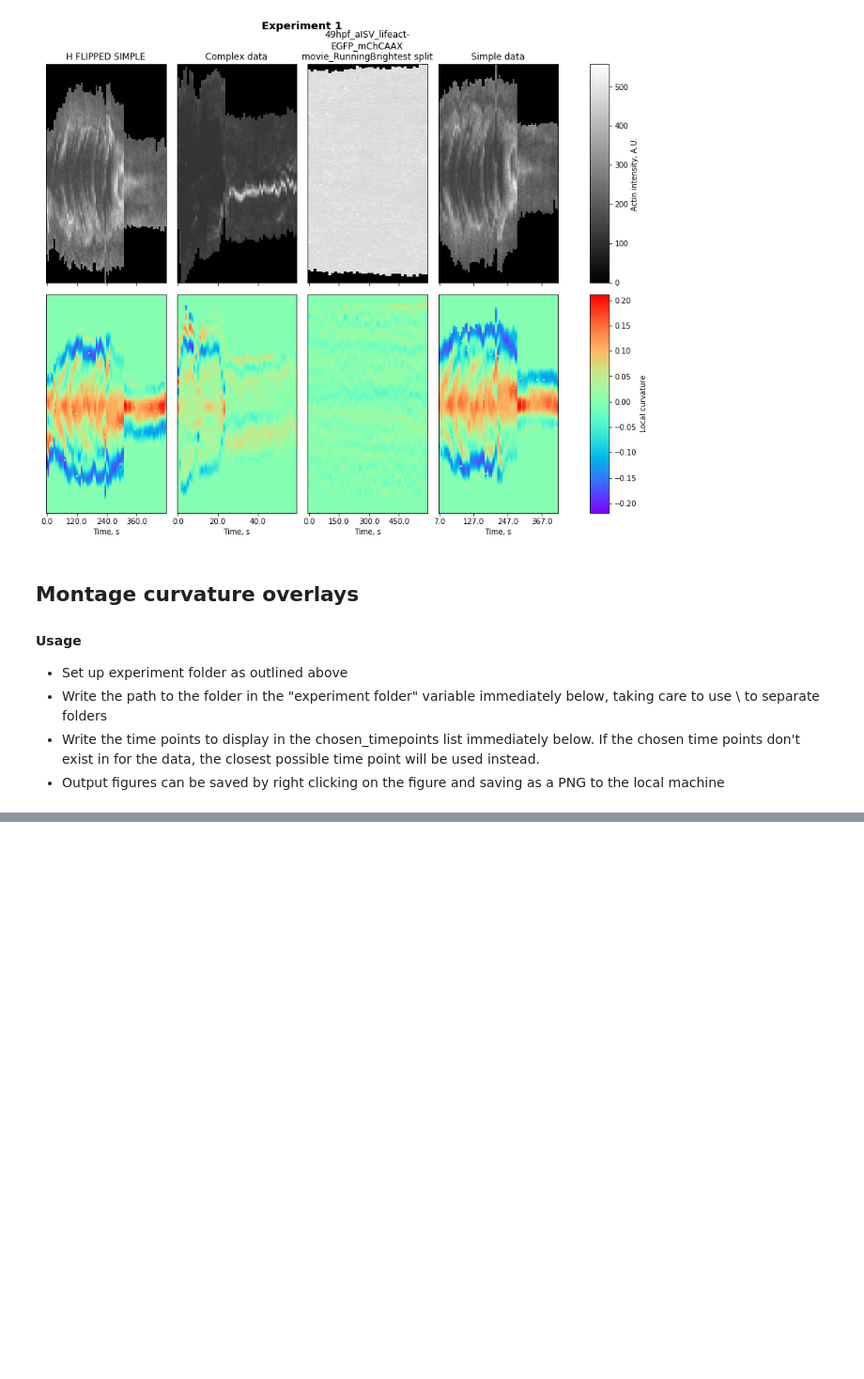
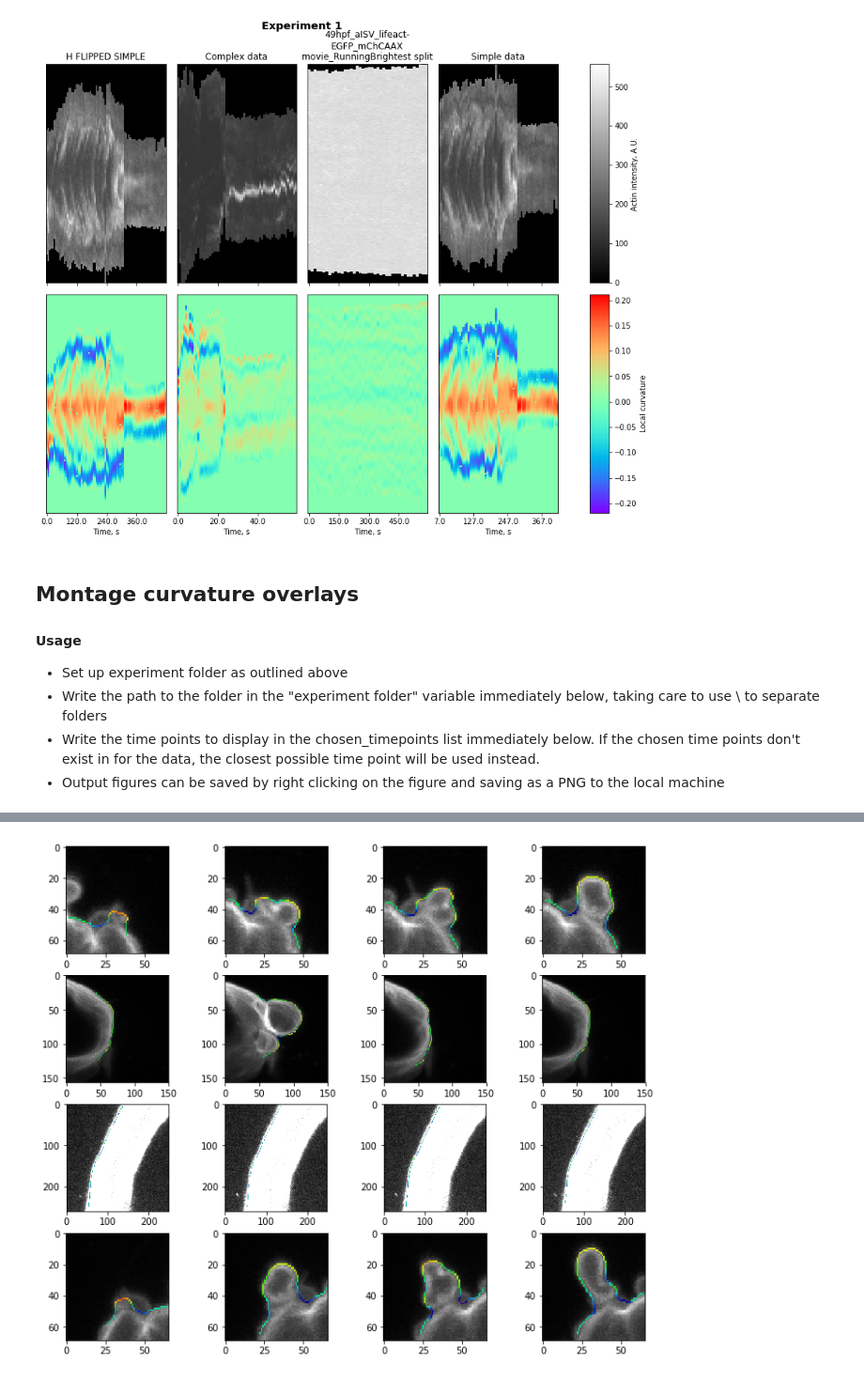
Before and after one commit to dougkelly88/blebbing_analysis, a Jupyter notebook: plotting/Blebbing figures.ipynb, the cells around one changed output, grey strips where cells are left out. Shown at 94% size. Cells and saved outputs as stored; diff of their text form; code cells hidden in the pictures; blank space fills up the shorter version.

```diff
--- a/plotting/Blebbing figures.ipynb
+++ b/plotting/Blebbing figures.ipynb
@@ -20,7 +21,6 @@ from Parameters import Parameters
 experiment_folder = "D:\\data\\Inverse blebbing\\Experiment 1"
 
 # load and plot kymographs
-plt.rc('text',usetex=False)
 actin_kyms = [];
 curvature_kyms = [];
 paramses = [];
@@ -81,0 +77,28 @@ SyntaxError: unexpected EOF while parsing (<ipython-input-3-a763840ca16c>, line
+# %%
+experiment_folder = "D:\\data\\Inverse blebbing\\Experiment 1"
+chosen_timepoints = [0, 20, 40, 60];
+
+ims = [];
+paramses = [];
+# load and plot images
+experiment_title = os.path.basename(experiment_folder);
+for idx, subfolder in enumerate(os.listdir(experiment_folder)):
+    ims.append(io.imread(os.path.join(experiment_folder, subfolder, "overlaid curvature.tif")));
+    params = Parameters();
+    params.loadParametersFromJson(os.path.join(experiment_folder, subfolder, "parameters used.json"));
+    paramses.append(params);
+    subtitles.append(os.path.splitext(os.path.basename(params.input_image_path))[0])
+fig, axs = plt.subplots(ncols=len(chosen_timepoints), nrows=len(ims), figsize=(3*len(ims),10));
+for imidx in range(len(ims)):
+    t_offs = 0;
+    if paramses[idx].time_crop_start_end is not None:
+        t_offs = float(paramses[idx].time_crop_start_end[0]);
+    chosen_frames = [round((t - t_offs)/ paramses[imidx].frame_interval) for t in chosen_timepoints];
+    closest_timepoints = [fr * paramses[imidx].frame_interval + t_offs for fr in chosen_frames];
+    for fridx, fr in enumerate(chosen_frames):
+        cbw = math.ceil(0.95 * ims[imidx][fr].shape[0]);
+        axs[imidx][fridx].imshow(ims[imidx][fr][:, :cbw, :])
+#print(ims[0][0].shape)
+#axs[0][0].imshow(ims[0][0])
+# %% [output]
+[figure, added]
```
Also changed, not shown: parts of 2 cells of this notebook.
